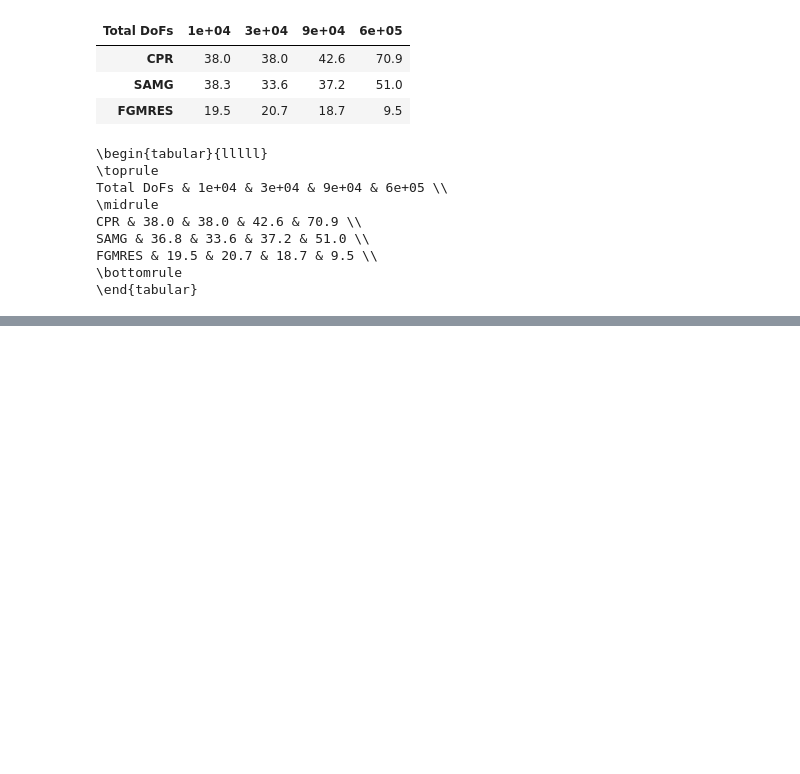
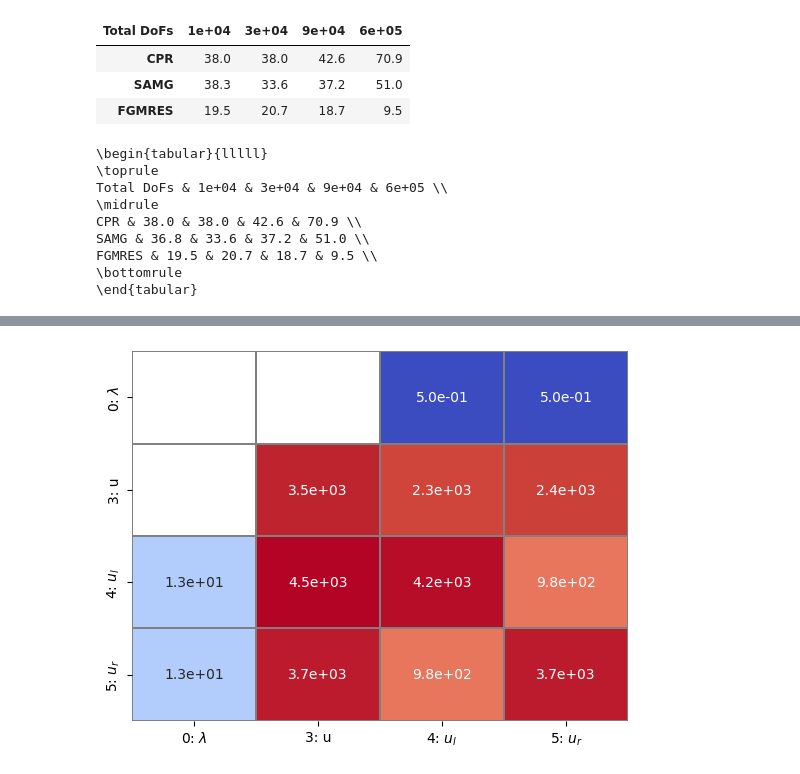
Before and after one commit to Yuriyzabegaev/FTHM-Solver, a Jupyter notebook: thermal/experiment_thermal_5_results.ipynb, the cells around one changed output, grey strips where cells are left out. Drawn from its saved outputs; the diff is of its cells as text; code cells hidden in the pictures; blank space fills up the shorter version.

```diff
--- a/thermal/experiment_thermal_5_results.ipynb
+++ b/thermal/experiment_thermal_5_results.ipynb
@@ -351,0 +368,28 @@ J.shape
+# %%
+from itertools import count
+def process_rows(groups_to_blocks_old, dofs_old):
+    global_dofs = []
+    groups_to_blocks = []
+    idx = count()
+    for g, blocks in enumerate(groups_to_blocks_old):
+        if g == 4:
+            left_group = []
+            right_group = []
+            groups_to_blocks.append(left_group)
+            groups_to_blocks.append(right_group)
+            for block in blocks:
+                size = dofs_old[block].size
+                left_group.append(next(idx))
+                right_group.append(next(idx))
+                global_dofs.append(dofs_old[block][:size//2])
+                global_dofs.append(dofs_old[block][size//2:])
+        else:
+            group = []
+            groups_to_blocks.append(group)
+            for block in blocks:
+                group.append(next(idx))
+                global_dofs.append(dofs_old[block])
+    return global_dofs, groups_to_blocks
+
+global_dofs_row, groups_to_blocks_row = process_rows(J.groups_to_blocks_row, J.local_dofs_row)
+global_dofs_col, groups_to_blocks_col = process_rows(J.groups_to_blocks_col, J.local_dofs_col)
@@ -351,0 +404,19 @@ J.shape
+# %%
+from fixed_stress import make_fs_analytical, make_fs_analytical_slow_new
+from hm_solver import build_mechanics_near_null_space
+from mat_utils import *
+from block_matrix import *
+from full_petsc_solver import *
+names = ['$\\lambda$', 'v', 'q', 'u', '$u_l$', '$u_r$', '', '', '', '', '', '']
+Jnew = BlockMatrixStorage(
+    mat=J.mat.copy(),
+    global_dofs_row=global_dofs_row,
+    global_dofs_col=global_dofs_col,
+    groups_to_blocks_col=groups_to_blocks_col,
+    groups_to_blocks_row=groups_to_blocks_row,
+    group_names_col=names,
+    group_names_row=names,
+)
+Jnew[[0,3,4,5]].plot_max()
+# %% [output]
+[figure, added]
```
Also changed, not shown: parts of 24 cells of this notebook, 18 other files.
